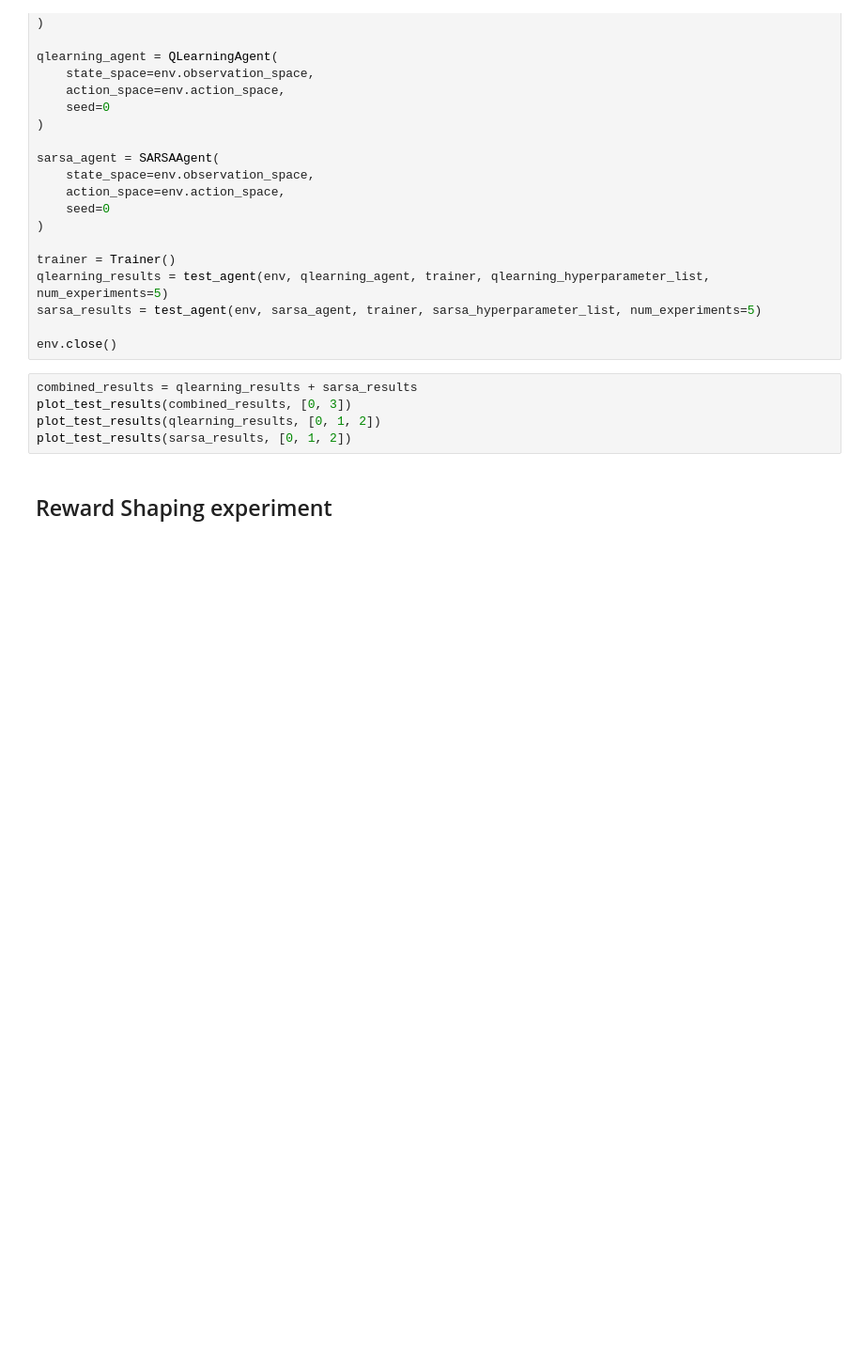
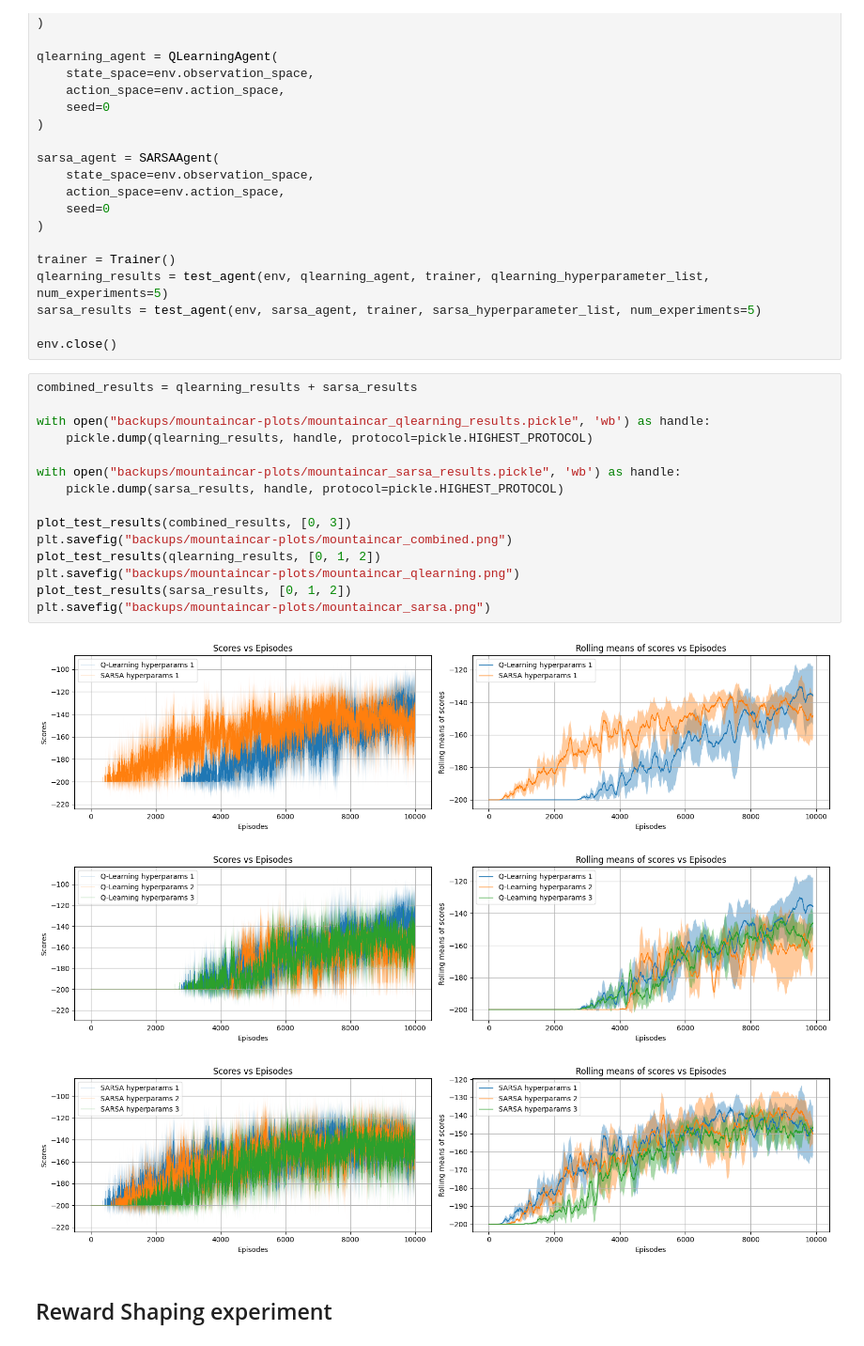
Before and after one commit to JG-0212/DA6400_RL_PA1, a Jupyter notebook: mountaincar_training.ipynb, the cells around one changed output. Shown at 94% size. Drawn from its saved outputs; the diff is of its cells as text; blank space fills up the shorter version.

Commit message:
mountaincar and minigrid testing complete

```diff
--- a/mountaincar_training.ipynb
+++ b/mountaincar_training.ipynb
@@ -126,9 +127,23 @@ sarsa_results = test_agent(env, sarsa_agent, trainer, sarsa_hyperparameter_list,
 env.close()
 # %%
 combined_results = qlearning_results + sarsa_results
+
+with open("backups/mountaincar-plots/mountaincar_qlearning_results.pickle", 'wb') as handle:
+    pickle.dump(qlearning_results, handle, protocol=pickle.HIGHEST_PROTOCOL)
+
+with open("backups/mountaincar-plots/mountaincar_sarsa_results.pickle", 'wb') as handle:
+    pickle.dump(sarsa_results, handle, protocol=pickle.HIGHEST_PROTOCOL)
+
 plot_test_results(combined_results, [0, 3])
+plt.savefig("backups/mountaincar-plots/mountaincar_combined.png")
 plot_test_results(qlearning_results, [0, 1, 2])
+plt.savefig("backups/mountaincar-plots/mountaincar_qlearning.png")
 plot_test_results(sarsa_results, [0, 1, 2])
+plt.savefig("backups/mountaincar-plots/mountaincar_sarsa.png")
+# %% [output]
+[figure, added]
+[figure, added]
+[figure, added]
 # %% [markdown]
 ## Reward Shaping experiment
 # %%
```
Also changed, not shown: parts of 4 cells of this notebook, 1 other file.
